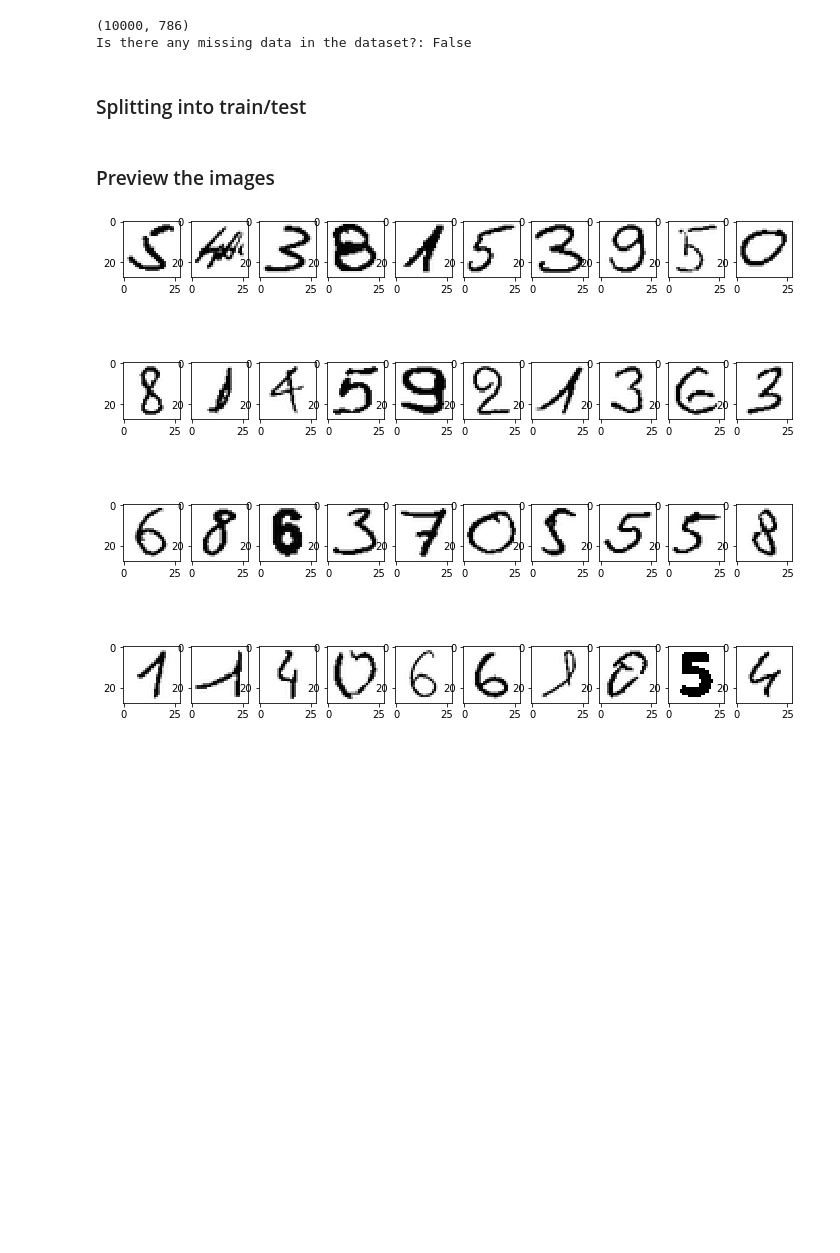
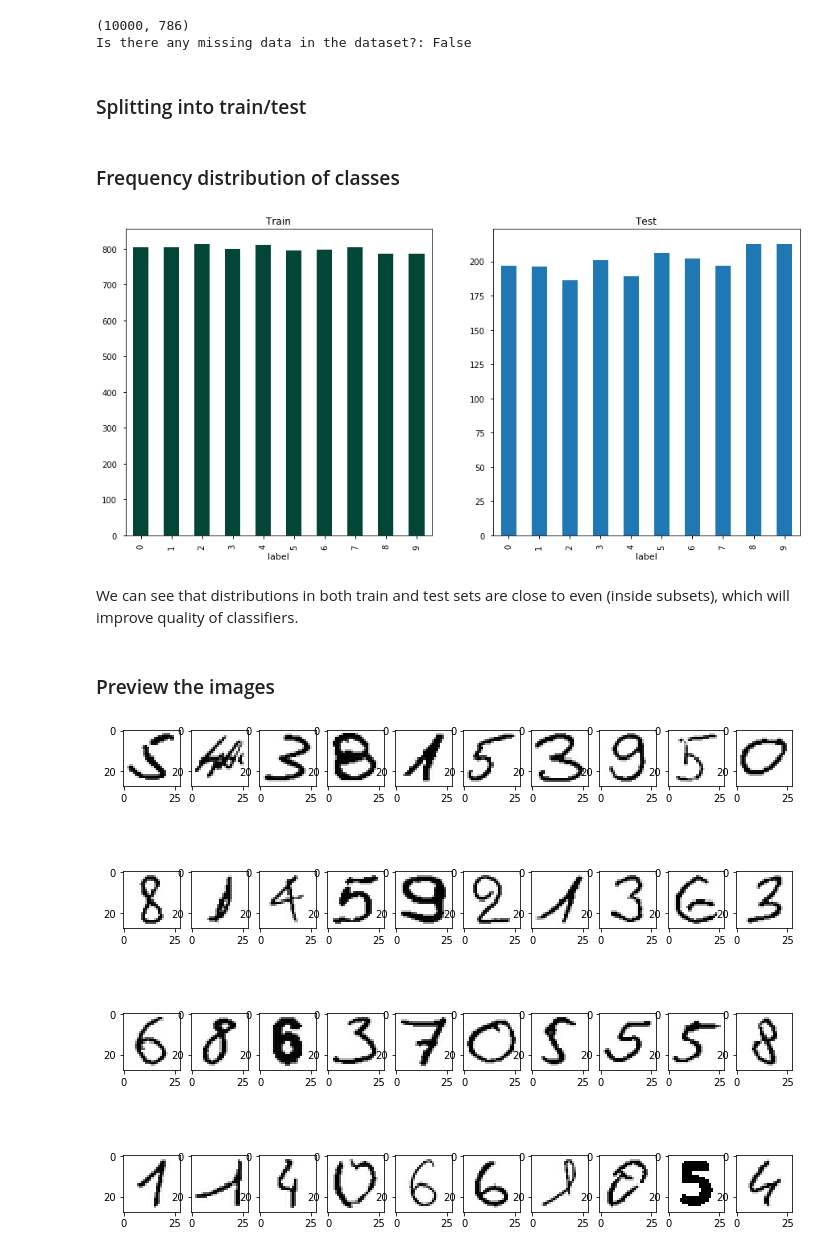
Before and after one commit to blawok/machine-learning-university-projects, a Jupyter notebook: digits/ML1_Classification_MThor_BKowalczuk.ipynb, the cells around one changed output. Drawn from its saved outputs; the diff is of its cells as text; code cells hidden in the pictures; blank space fills up the shorter version.

```diff
--- a/digits/ML1_Classification_MThor_BKowalczuk.ipynb
+++ b/digits/ML1_Classification_MThor_BKowalczuk.ipynb
@@ -116,6 +117,23 @@ x_test = test.iloc[:,1:].values.astype('float32')
 y_test = test.iloc[:,0].values.astype('int32')
 # num_classes = 10
 # y_test = keras.utils.to_categorical(y_test, num_classes)
+# %% [markdown]
+### Frequency distribution of classes
+# %%
+train_distribution = pd.crosstab(index=train["label"],
+                                 columns="count")
+
+test_distribution = pd.crosstab(index=test["label"],
+                                columns="count")
+
+fig, ax = plt.subplots(1,2, figsize=(15,7))
+train_distribution.plot.bar(ax=ax[0], title='Train', legend=False, cmap='PuBuGn_r')
+test_distribution.plot.bar(ax=ax[1], title='Test', legend=False)
+fig.show()
+# %% [output]
+[figure, added]
+# %% [markdown]
+We can see that distributions in both train and test sets are close to even (inside subsets), which will improve quality of classifiers.
 # %% [markdown]
 ### Preview the images
 # %%
```
Also changed, not shown: parts of 25 cells of this notebook.
